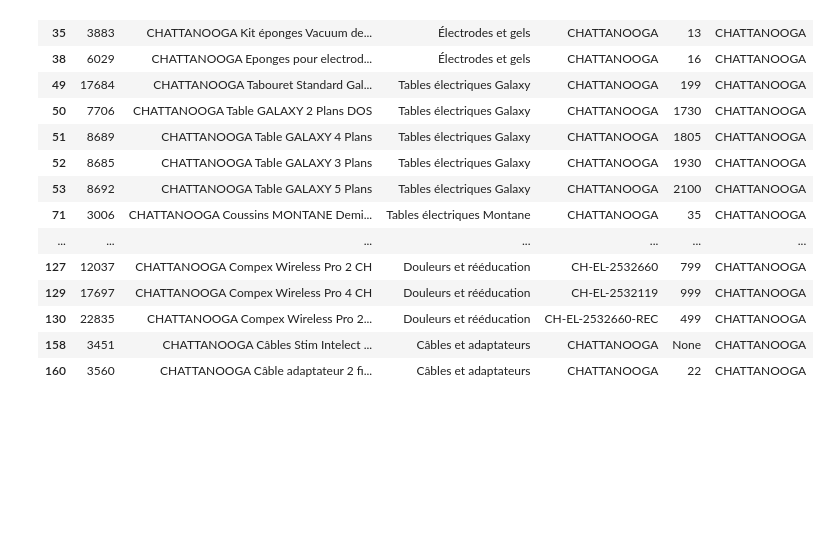
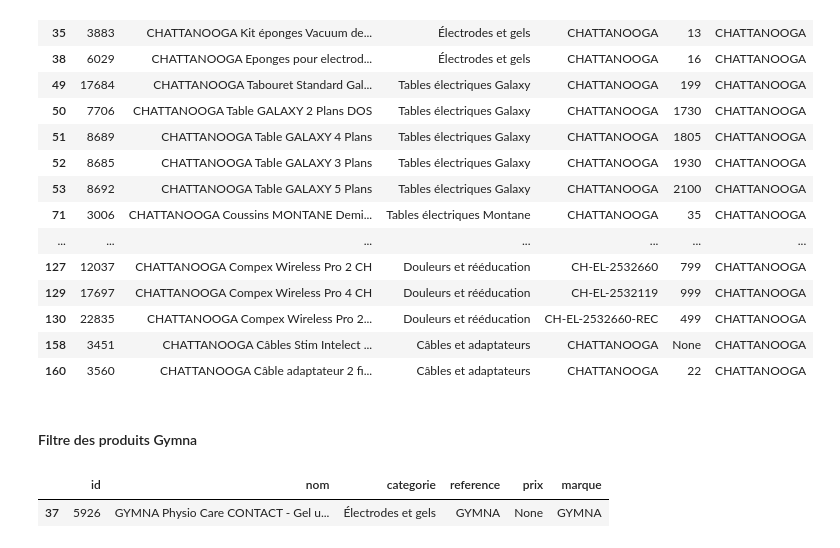
Before and after one commit to edooby/benchmark, a Jupyter notebook: Benchmark.ipynb, the cells around one changed output. Cells and saved outputs as stored; diff of their text form; code cells hidden in the pictures; blank space fills up the shorter version.

```diff
--- a/Benchmark.ipynb
+++ b/Benchmark.ipynb
@@ -147,3 +176,11 @@ chattanooga_filter_physio
 | 130 | 22835 | CHATTANOOGA Compex Wireless Pro 2... | Douleurs et rééducation | CH-EL-2532660-REC | 499 | CHATTANOOGA |
 | 158 | 3451 | CHATTANOOGA Câbles Stim Intelect ... | Câbles et adaptateurs | CHATTANOOGA | None | CHATTANOOGA |
 | 160 | 3560 | CHATTANOOGA Câble adaptateur 2 fi... | Câbles et adaptateurs | CHATTANOOGA | 22 | CHATTANOOGA |
+# %% [markdown]
+#### Filtre des produits Gymna
+# %%
+gymna_filter_physio = physio_df[physio_df['marque']=="GYMNA"]
+gymna_filter_physio
+# %% [output]
+|  | id | nom | categorie | reference | prix | marque |
+| 37 | 5926 | GYMNA Physio Care CONTACT - Gel u... | Électrodes et gels | GYMNA | None | GYMNA |
```
Also changed, not shown: parts of 9 cells of this notebook, 4 other files.
